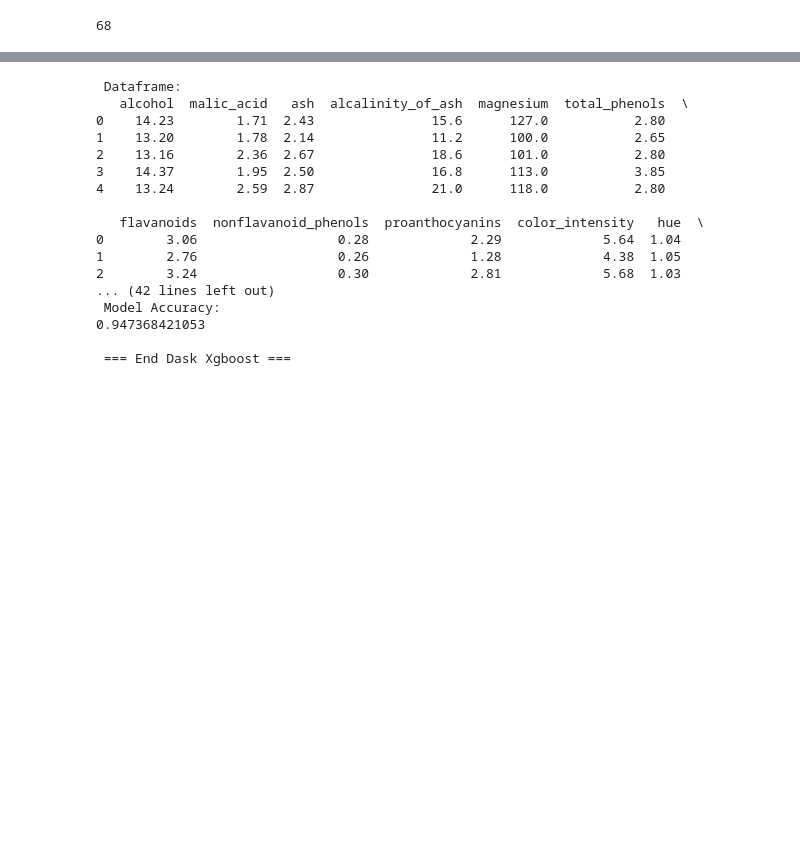
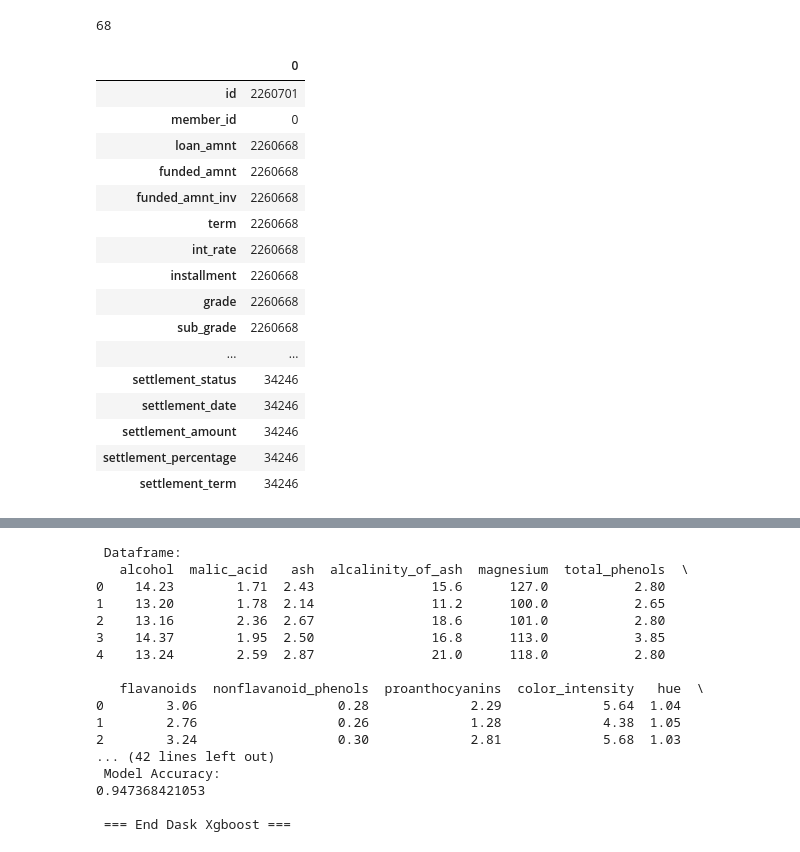
Before and after one commit to harshalpatilR/daskworker, a Jupyter notebook: Dask Client Loan Default.ipynb, the cells around one changed output, grey strips where cells are left out. Cells and saved outputs as stored; diff of their text form; code cells hidden in the pictures; blank space fills up the shorter version.

```diff
--- a/Dask Client Loan Default.ipynb
+++ b/Dask Client Loan Default.ipynb
@@ -170,3 +170,26 @@ Wall time: 7.21 s
 df.npartitions
 # %% [output]
 68
+# %%
+nonnullcnt=pd.DataFrame(df.count().compute())
+# %%
+from IPython.display import display, HTML
+display(HTML(nonnullcnt.to_html()))
+# %% [output]
+|  | 0 |
+| id | 2260701 |
+| member_id | 0 |
+| loan_amnt | 2260668 |
+| funded_amnt | 2260668 |
+| funded_amnt_inv | 2260668 |
+| term | 2260668 |
+| int_rate | 2260668 |
+| installment | 2260668 |
+| grade | 2260668 |
+| sub_grade | 2260668 |
+| ... | ... |
+| settlement_status | 34246 |
+| settlement_date | 34246 |
+| settlement_amount | 34246 |
+| settlement_percentage | 34246 |
+| settlement_term | 34246 |
```
Also changed, not shown: parts of 9 cells of this notebook, 1 other file.
